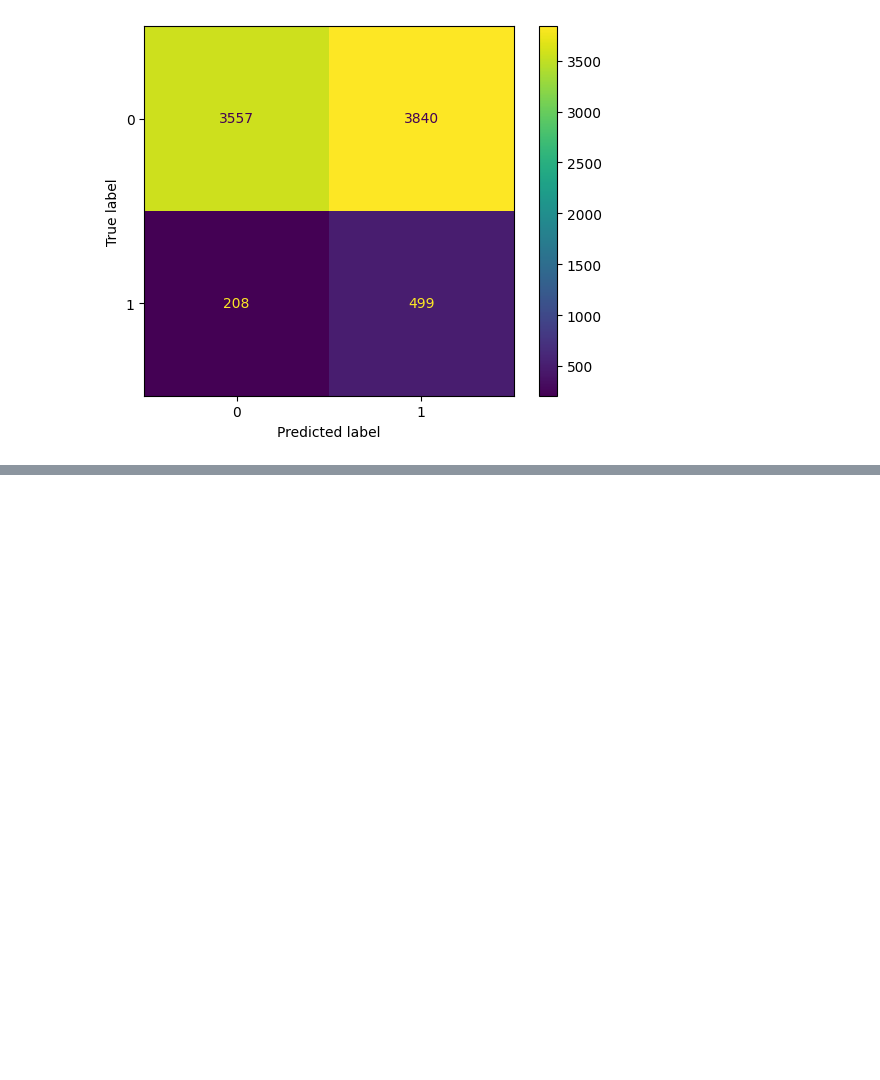
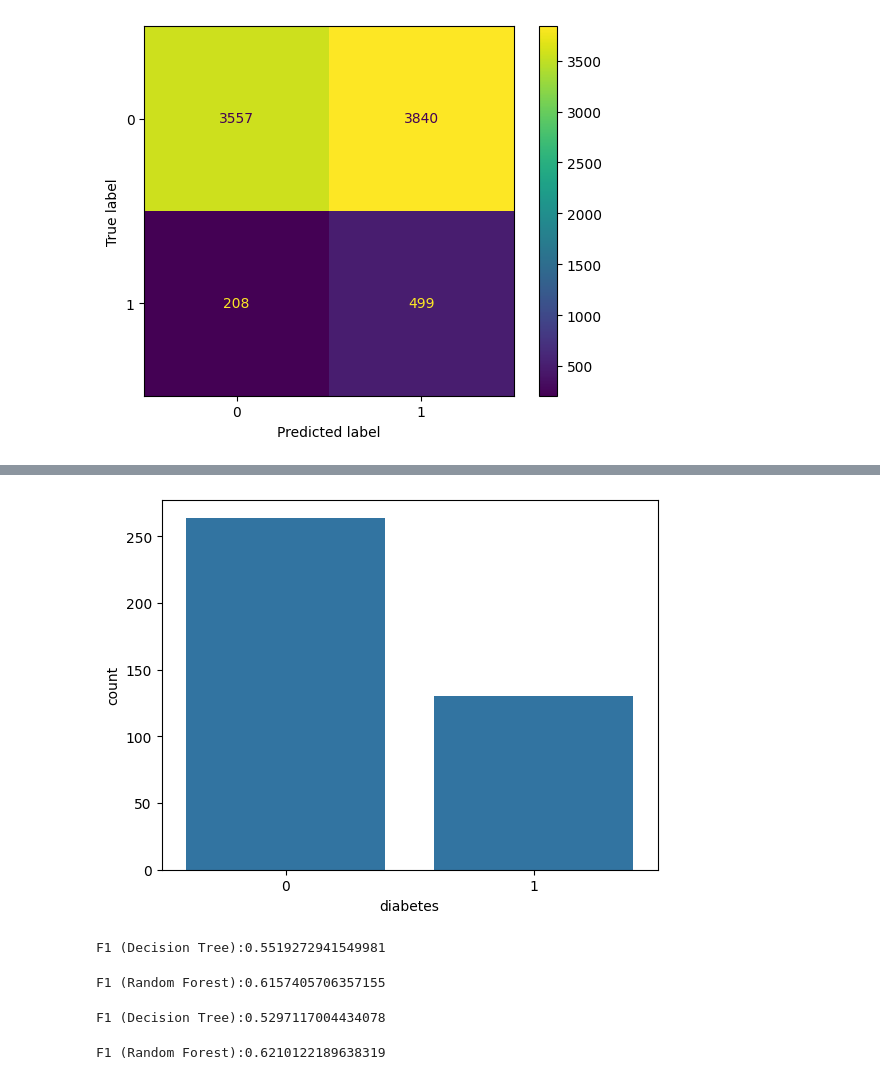
Before and after one commit to Cristiand056/Estadisticas-y-Machine-Learning-G8---ONE, a Jupyter notebook: Clasificacion_validacion_y_metricas.ipynb, the cells around one changed output, grey strips where cells are left out. Cells and saved outputs as stored; diff of their text form; code cells hidden in the pictures; blank space fills up the shorter version.

```diff
--- a/Clasificacion_validacion_y_metricas.ipynb
+++ b/Clasificacion_validacion_y_metricas.ipynb
@@ -631,0 +655,6 @@ weighted avg       0.87      0.50      0.60      8104
+# %%
+import seaborn as sns
+
+sns.countplot(datos_d, x= 'diabetes');
+# %% [output]
+[figure, added]
@@ -631,0 +664,16 @@ weighted avg       0.87      0.50      0.60      8104
+# %%
+arbol = DecisionTreeClassifier(max_depth = 3)
+pipeline = imbpipeline([('oversample', SMOTE()), ('arbol', arbol)])
+skf = StratifiedKFold(n_splits = 10, shuffle = True, random_state = 5)
+resultado_arbol = cross_val_score(pipeline, X_d, y_d, cv = skf, scoring = 'f1')
+print(f'F1 (Decision Tree):{resultado_arbol.mean()}')
+# %% [output]
+F1 (Decision Tree):0.5519272941549981
+# %%
+random_forest = RandomForestClassifier(max_depth = 2)
+pipeline = imbpipeline([('oversample', SMOTE()), ('random_forest', random_forest)])
+skf = StratifiedKFold(n_splits = 10, shuffle = True, random_state = 5)
+resultado_rf = cross_val_score(pipeline, X_d, y_d, cv = skf, scoring = 'f1')
+print(f'F1 (Random Forest):{resultado_rf.mean()}')
+# %% [output]
+F1 (Random Forest):0.6157405706357155
@@ -631,0 +683,16 @@ weighted avg       0.87      0.50      0.60      8104
+# %%
+arbol = DecisionTreeClassifier(max_depth = 3)
+pipeline = imbpipeline([('undersample', NearMiss(version = 3)), ('arbol', arbol)])
+skf = StratifiedKFold(n_splits = 10, shuffle = True, random_state = 5)
+resultado_arbol = cross_val_score(pipeline, X_d, y_d, cv = skf, scoring = 'f1')
+print(f'F1 (Decision Tree):{resultado_arbol.mean()}')
+# %% [output]
+F1 (Decision Tree):0.5297117004434078
+# %%
+random_forest = RandomForestClassifier(max_depth = 2)
+pipeline = imbpipeline([('undersample', NearMiss(version = 3)), ('random_forest', random_forest)])
+skf = StratifiedKFold(n_splits = 10, shuffle = True, random_state = 5)
+resultado_rf = cross_val_score(pipeline, X_d, y_d, cv = skf, scoring = 'f1')
+print(f'F1 (Random Forest):{resultado_rf.mean()}')
+# %% [output]
+F1 (Random Forest):0.6210122189638319
```
Also changed, not shown: parts of 9 cells of this notebook.
